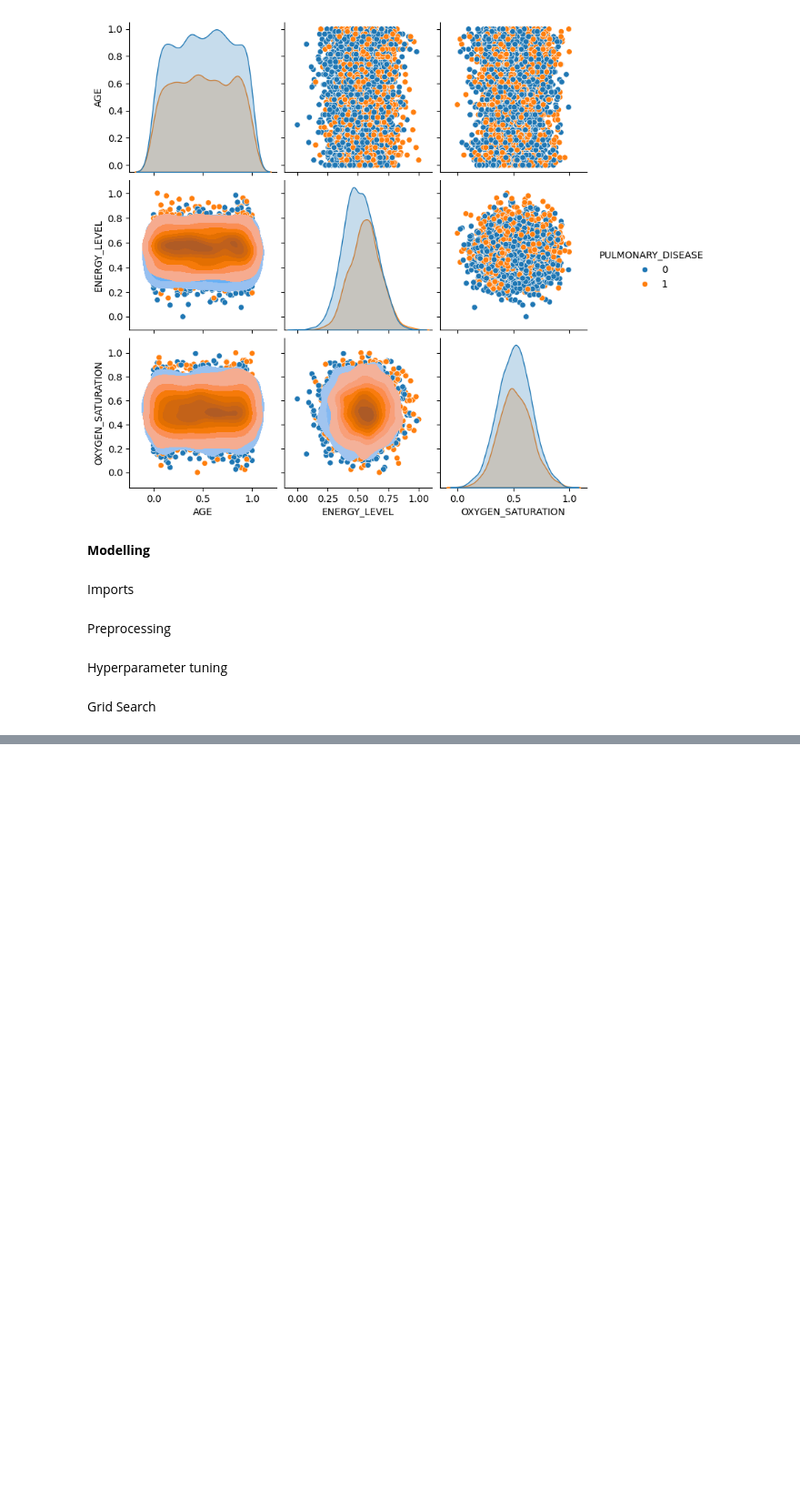
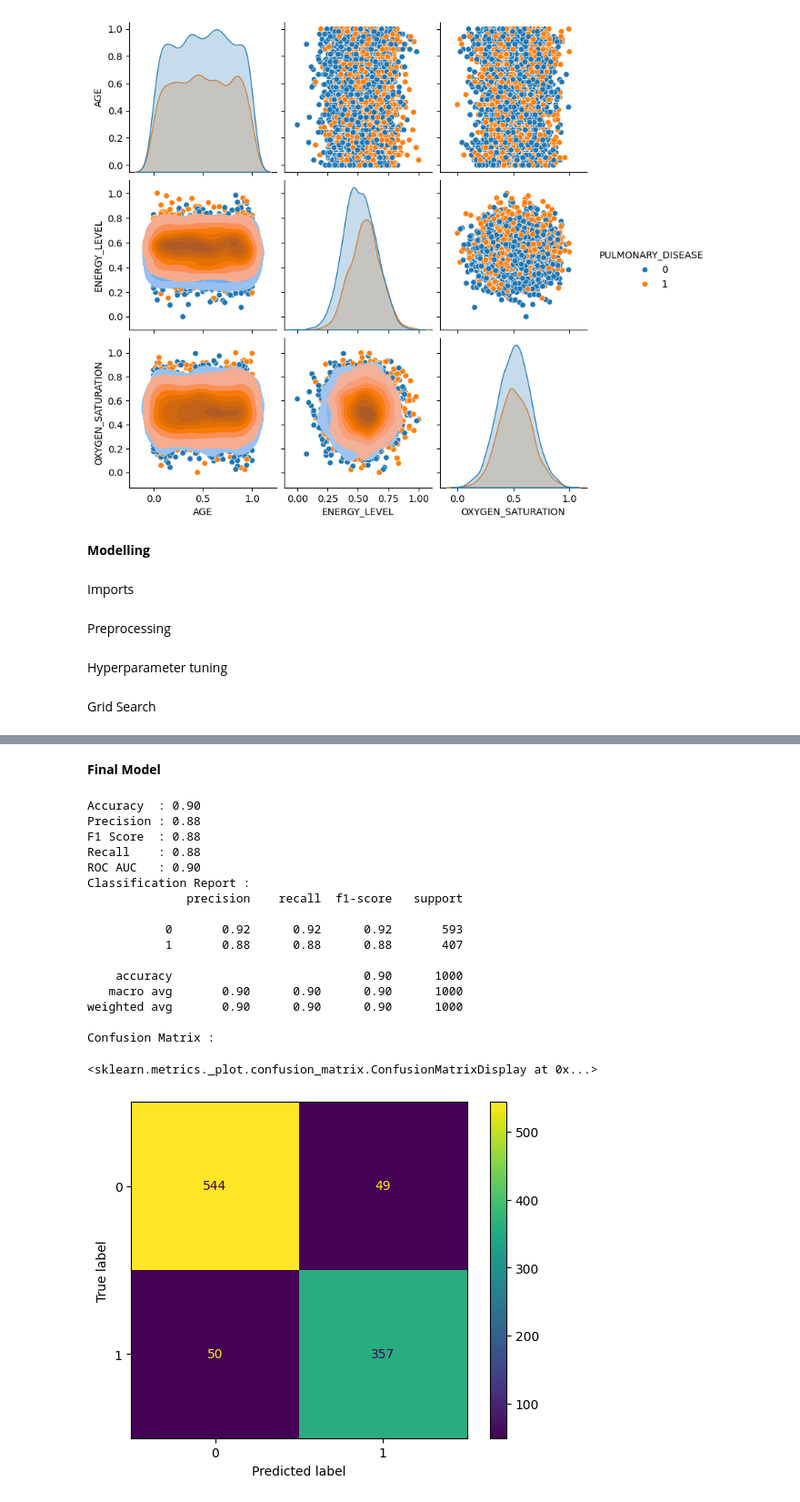
Before and after one commit to chieri7/Machine-Learning-Final-Code, a Jupyter notebook: Machine_Learning_Final_Code.ipynb, the cells around one changed output, grey strips where cells are left out. Shown at 91% size. Saved outputs shown, nothing was run; the diff lists cells and outputs as text; code cells hidden in the pictures; blank space fills up the shorter version.

```diff
--- a/Machine_Learning_Final_Code.ipynb
+++ b/Machine_Learning_Final_Code.ipynb
@@ -336,0 +357,41 @@ KeyboardInterrupt:
+# %% [markdown]
+**Final Model**
+# %%
+with open('XGBoost', 'rb') as to_read:
+    mod = pickle.load(to_read)
+
+mod.fit(X_train, y_train)
+y_preds = mod.predict(X_test)
+
+print(f"Accuracy  : {accuracy_score(y_test, y_preds):.2f}")
+print(f"Precision : {precision_score(y_test, y_preds):.2f}")
+print(f"F1 Score  : {f1_score(y_test, y_preds):.2f}")
+print(f"Recall    : {recall_score(y_test, y_preds):.2f}")
+print(f'ROC AUC   : {roc_auc_score(y_test, y_preds):.2f}')
+
+print("Classification Report :")
+print(classification_report(y_test, y_preds))
+
+print("Confusion Matrix :")
+cm = confusion_matrix(y_test, y_preds, labels=mod.classes_)
+disp = ConfusionMatrixDisplay(confusion_matrix=cm, display_labels=mod.classes_)
+disp.plot()
+# %% [output]
+Accuracy  : 0.90
+Precision : 0.88
+F1 Score  : 0.88
+Recall    : 0.88
+ROC AUC   : 0.90
+Classification Report :
+              precision    recall  f1-score   support
+
+           0       0.92      0.92      0.92       593
+           1       0.88      0.88      0.88       407
+
+    accuracy                           0.90      1000
+   macro avg       0.90      0.90      0.90      1000
+weighted avg       0.90      0.90      0.90      1000
+
+Confusion Matrix :
+<sklearn.metrics._plot.confusion_matrix.ConfusionMatrixDisplay at 0x...>
+[figure, added]
```
Also changed, not shown: parts of 12 cells of this notebook.
